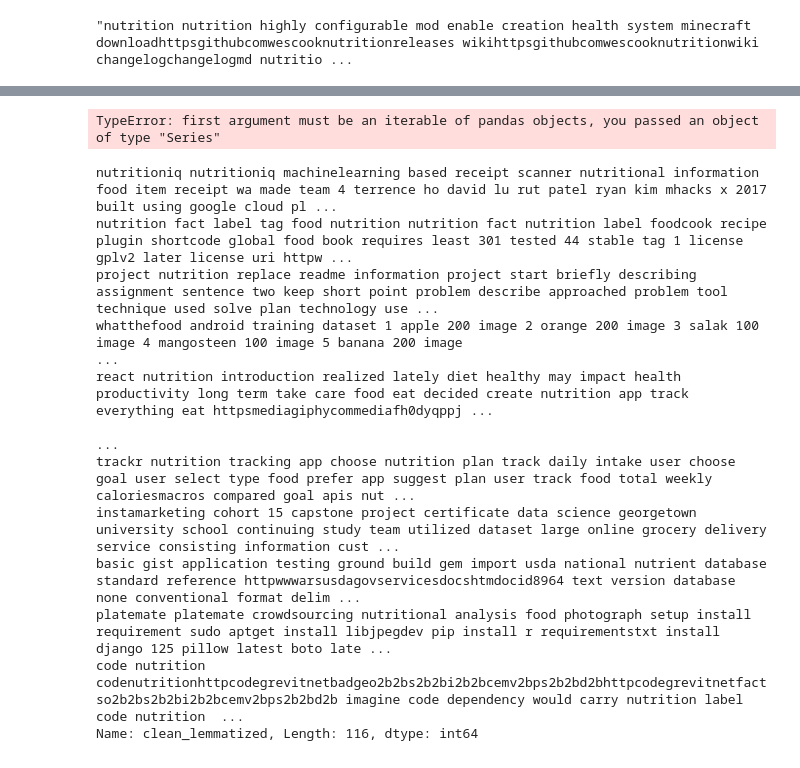
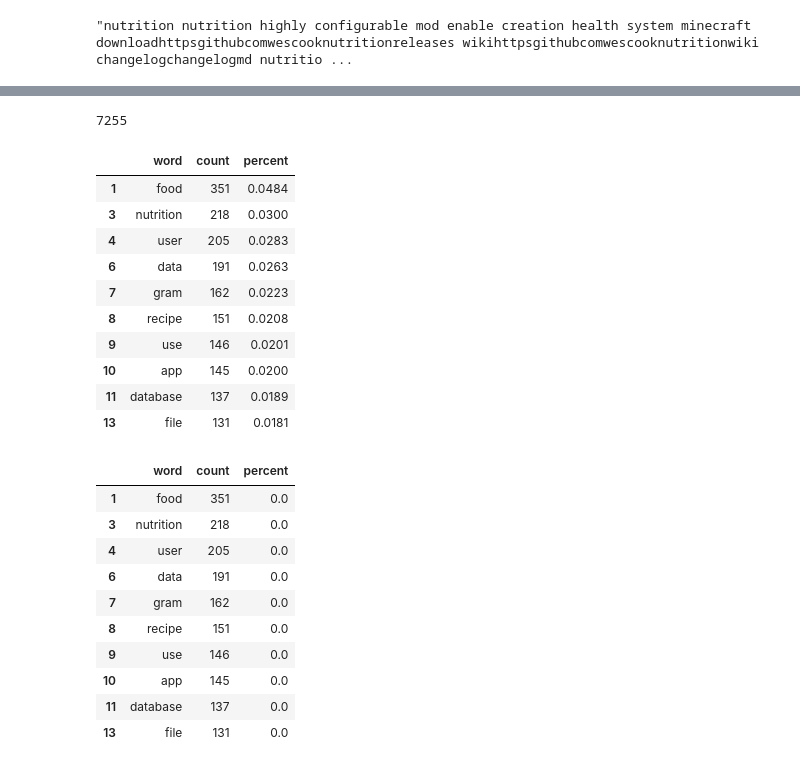
Before and after one commit to Christian-Kristine-Kan-Scott/nlp_project, a Jupyter notebook: kan's workbook.ipynb, the cells around one changed output, grey strips where cells are left out. Saved outputs shown, nothing was run; the diff lists cells and outputs as text; code cells hidden in the pictures.

```diff
--- a/kan's workbook.ipynb
+++ b/kan's workbook.ipynb
@@ -99,3 +87,5 @@ words
 # %%
-df.clean_lemmatized.value_counts()
+# split string by space to isolate words
+words_list = words.split()
+words_list
 # %% [output]
@@ -114,25 +108,0 @@ Name: clean_lemmatized, Length: 116, dtype: int64
-# %%
-pd.concat(df.clean_lemmatized)
-# %% [output]
-TypeError: first argument must be an iterable of pandas objects, you passed an object of type "Series"
-# %%
-# create value_counts table
-# concat all read mes
-
-# spit words by space
-
-# show value_targets for words frequencys
-df.clean_lemmatized.value_counts()
-# %% [output]
-nutritioniq nutritioniq machinelearning based receipt scanner nutritional information food item receipt wa made team 4 terrence ho david lu rut patel ryan kim mhacks x 2017 built using google cloud pl ...
-nutrition fact label tag food nutrition nutrition fact nutrition label foodcook recipe plugin shortcode global food book requires least 301 tested 44 stable tag 1 license gplv2 later license uri httpw ...
-project nutrition replace readme information project start briefly describing assignment sentence two keep short point problem describe approached problem tool technique used solve plan technology use ...
-whatthefood android training dataset 1 apple 200 image 2 orange 200 image 3 salak 100 image 4 mangosteen 100 image 5 banana 200 image                                                                    ...
-react nutrition introduction realized lately diet healthy may impact health productivity long term take care food eat decided create nutrition app track everything eat httpsmediagiphycommediafh0dyqppj ...
-                                                                                                                                                                                                         ...
-trackr nutrition tracking app choose nutrition plan track daily intake user choose goal user select type food prefer app suggest plan user track food total weekly caloriesmacros compared goal apis nut ...
-instamarketing cohort 15 capstone project certificate data science georgetown university school continuing study team utilized dataset large online grocery delivery service consisting information cust ...
-basic gist application testing ground build gem import usda national nutrient database standard reference httpwwwarsusdagovservicesdocshtmdocid8964 text version database none conventional format delim ...
-platemate platemate crowdsourcing nutritional analysis food photograph setup install requirement sudo aptget install libjpegdev pip install r requirementstxt install django 125 pillow latest boto late ...
-code nutrition codenutritionhttpcodegrevitnetbadgeo2b2bs2b2bi2b2bcemv2bps2b2bd2bhttpcodegrevitnetfactso2b2bs2b2bi2b2bcemv2bps2b2bd2b imagine code dependency would carry nutrition label code nutrition  ...
-Name: clean_lemmatized, Length: 116, dtype: int64
@@ -138,0 +114,37 @@ Name: clean_lemmatized, Length: 116, dtype: int64
+# %%
+# what is the total number of words
+word_amount = len(word_count)
+word_amount
+# %% [output]
+7255
+# %%
+# Add column for percent of all words
+word_count['percent'] = round(word_count['count'] / word_amount, 4)
+word_count.head(10)
+# %% [output]
+|  | word | count | percent |
+| 1 | food | 351 | 0.0484 |
+| 3 | nutrition | 218 | 0.0300 |
+| 4 | user | 205 | 0.0283 |
+| 6 | data | 191 | 0.0263 |
+| 7 | gram | 162 | 0.0223 |
+| 8 | recipe | 151 | 0.0208 |
+| 9 | use | 146 | 0.0201 |
+| 10 | app | 145 | 0.0200 |
+| 11 | database | 137 | 0.0189 |
+| 13 | file | 131 | 0.0181 |
+# %%
+word_count_top_10 = word_count.head(10)
+word_count_top_10
+# %% [output]
+|  | word | count | percent |
+| 1 | food | 351 | 0.0 |
+| 3 | nutrition | 218 | 0.0 |
+| 4 | user | 205 | 0.0 |
+| 6 | data | 191 | 0.0 |
+| 7 | gram | 162 | 0.0 |
+| 8 | recipe | 151 | 0.0 |
+| 9 | use | 146 | 0.0 |
+| 10 | app | 145 | 0.0 |
+| 11 | database | 137 | 0.0 |
+| 13 | file | 131 | 0.0 |
```
Also changed, not shown: parts of 22 cells of this notebook.
